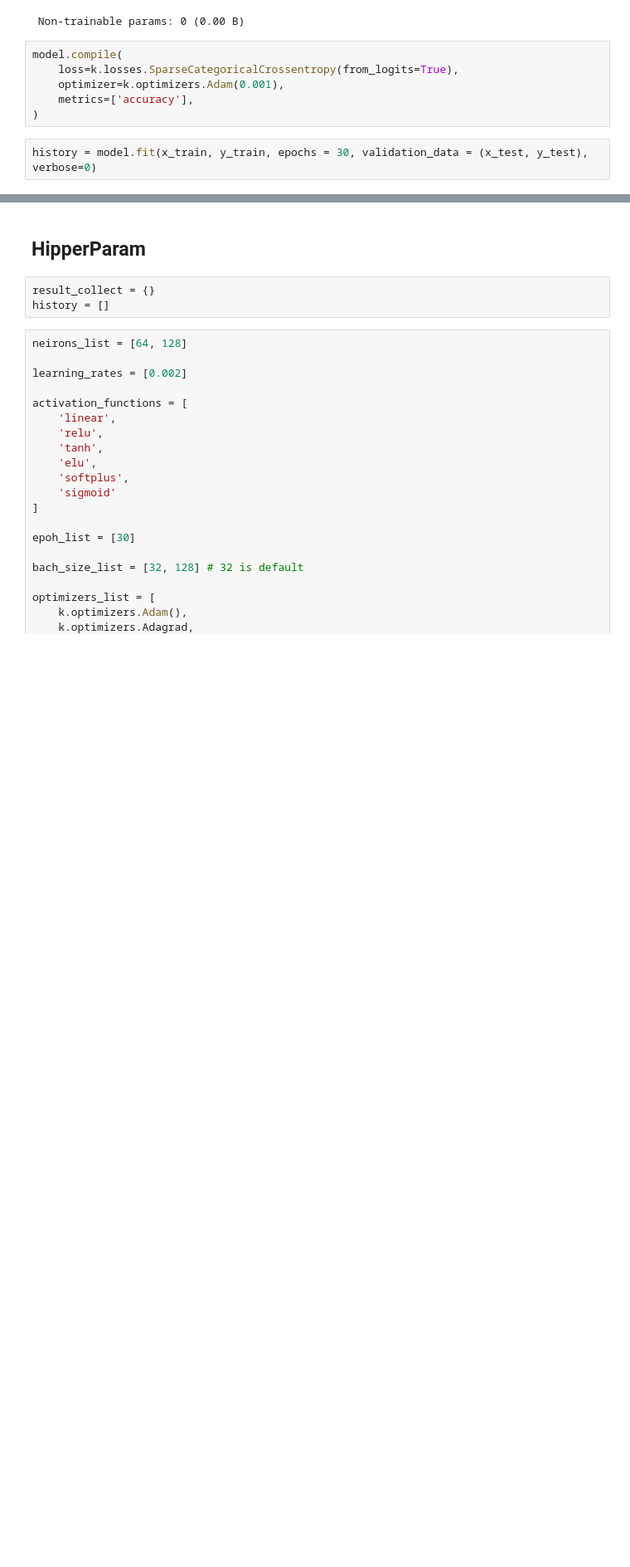
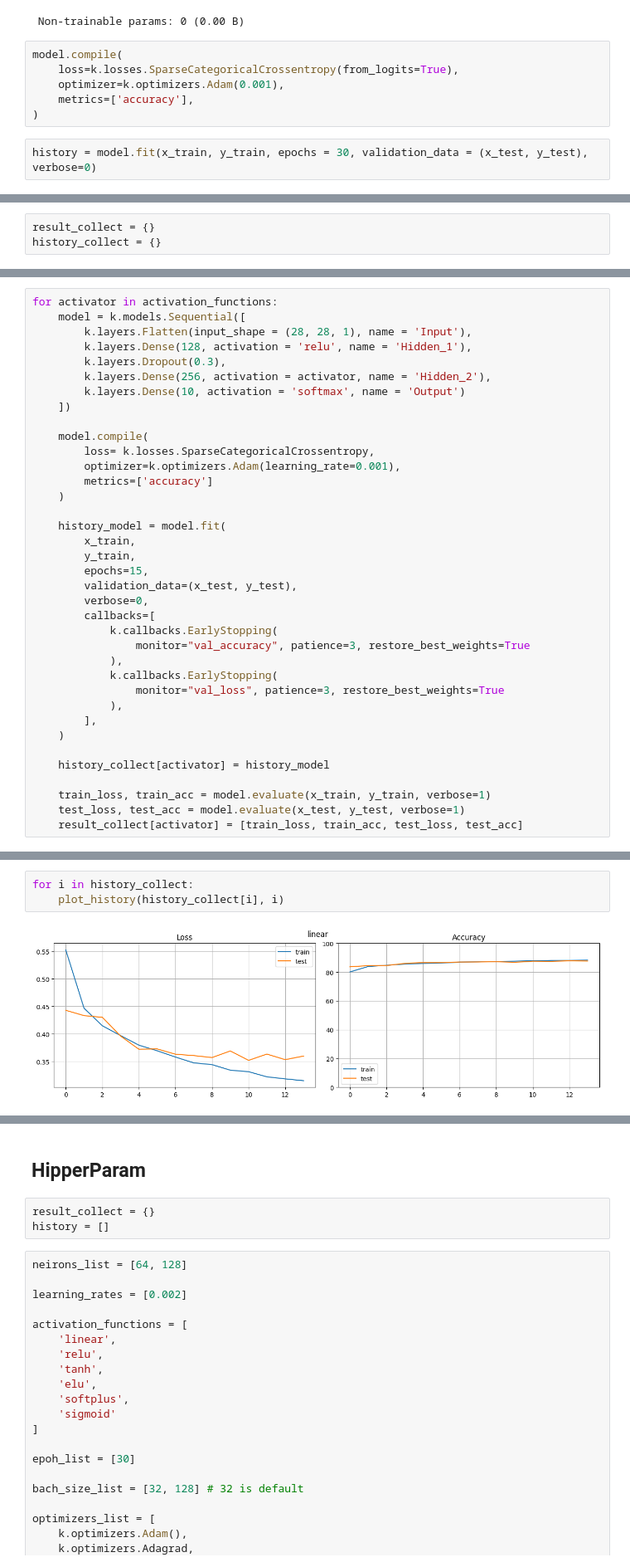
Before and after one commit to tarsweb-Python-GOIT/DS-HW, a Jupyter notebook: HW-09.ipynb, the cells around one changed output, grey strips where cells are left out. Shown at 83% size. Cells and saved outputs as stored; diff of their text form; blank space fills up the shorter version.

```diff
--- a/HW-09.ipynb
+++ b/HW-09.ipynb
@@ -294,0 +301,3 @@ plot_history(history, "Change model")
+# %%
+result_collect = {}
+history_collect = {}
@@ -294,0 +313,37 @@ plot_history(history, "Change model")
+# %%
+for activator in activation_functions:
+    model = k.models.Sequential([
+        k.layers.Flatten(input_shape = (28, 28, 1), name = 'Input'),
+        k.layers.Dense(128, activation = 'relu', name = 'Hidden_1'),
+        k.layers.Dropout(0.3),
+        k.layers.Dense(256, activation = activator, name = 'Hidden_2'),
+        k.layers.Dense(10, activation = 'softmax', name = 'Output')
+    ])
+
+    model.compile(
+        loss= k.losses.SparseCategoricalCrossentropy,
+        optimizer=k.optimizers.Adam(learning_rate=0.001),
+        metrics=['accuracy']
+    )
+
+    history_model = model.fit(
+        x_train,
+        y_train,
+        epochs=15,
+        validation_data=(x_test, y_test),
+        verbose=0,
+        callbacks=[
+            k.callbacks.EarlyStopping(
+                monitor="val_accuracy", patience=3, restore_best_weights=True
+            ),
+            k.callbacks.EarlyStopping(
+                monitor="val_loss", patience=3, restore_best_weights=True
+            ),
+        ],
+    )
+
+    history_collect[activator] = history_model
+
+    train_loss, train_acc = model.evaluate(x_train, y_train, verbose=1)
+    test_loss, test_acc = model.evaluate(x_test, y_test, verbose=1)
+    result_collect[activator] = [train_loss, train_acc, test_loss, test_acc]
@@ -294,0 +371,5 @@ plot_history(history, "Change model")
+# %%
+for i in history_collect:
+    plot_history(history_collect[i], i)
+# %% [output]
+[figure, added]
```
Also changed, not shown: parts of 12 cells of this notebook.
